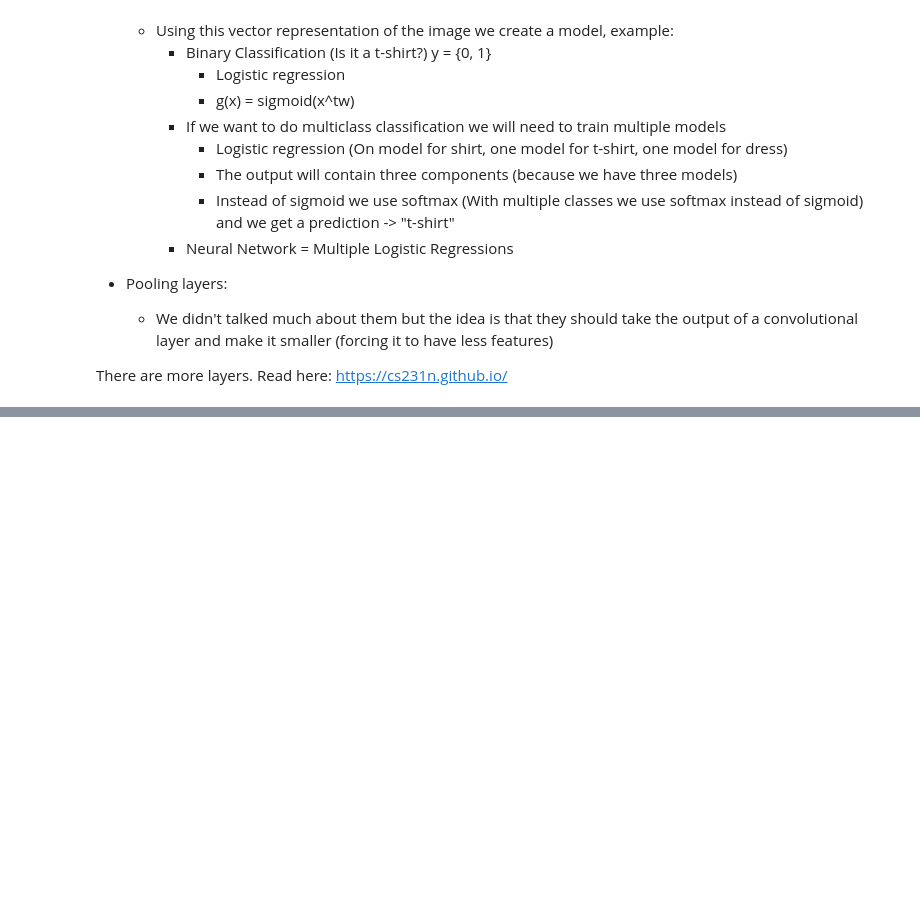
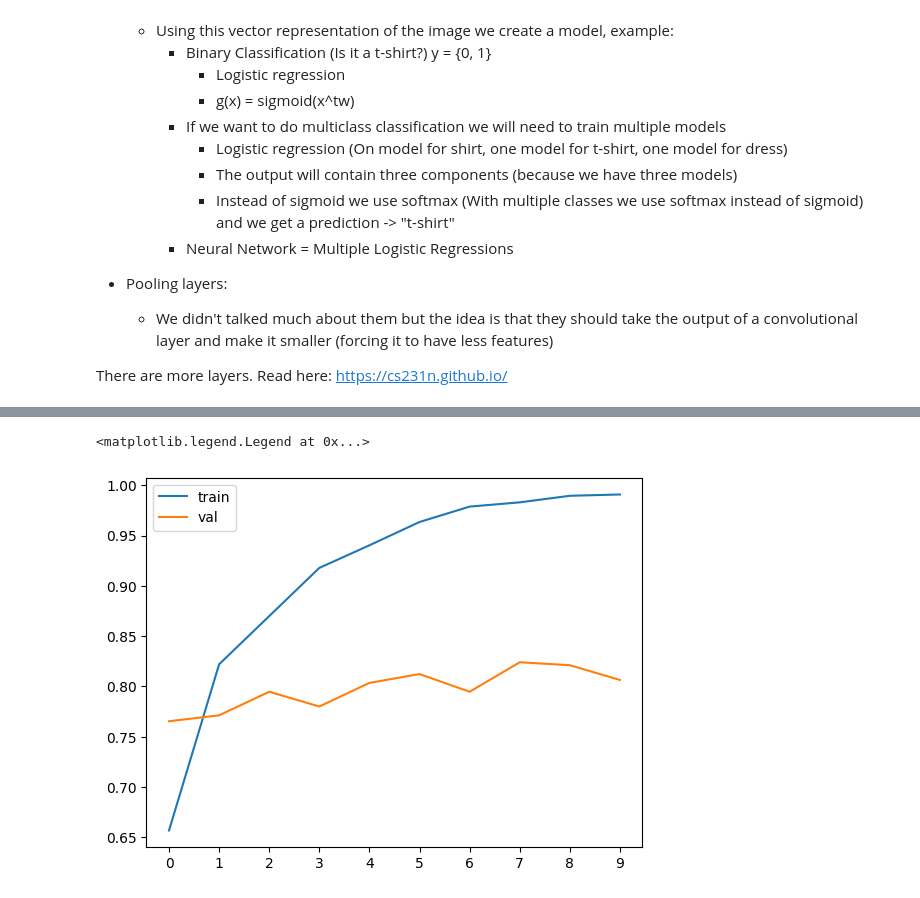
Before and after one commit to kasteion/ml-zoomcamp-2024, a Jupyter notebook: 08-deep-learning/08-neural-networks-and-deep-learning.ipynb, the cells around one changed output, grey strips where cells are left out. Drawn from its saved outputs; the diff is of its cells as text; code cells hidden in the pictures; blank space fills up the shorter version.

Commit message:
(module-8) transfer learning

```diff
--- a/08-deep-learning/08-neural-networks-and-deep-learning.ipynb
+++ b/08-deep-learning/08-neural-networks-and-deep-learning.ipynb
@@ -187,0 +364,33 @@ There are more layers. Read here: https://cs231n.github.io/
+# %%
+base_model = Xception(weights='imagenet', include_top=False, input_shape=(150, 150, 3))
+base_model.trainable = False
+
+inputs = keras.Input(shape=(150, 150, 3))
+
+base = base_model(inputs, training=False)
+
+vectors = keras.layers.GlobalAveragePooling2D()(base)
+
+outputs = keras.layers.Dense(10)(vectors)
+
+model = keras.Model(inputs, outputs)
+# %%
+learning_rate = 0.01
+optimizer = keras.optimizers.Adam(learning_rate=learning_rate)
+# For Multiclass Classification we use CategoricalCrossentropy
+# For Binary Classification we use BinaryCrossentropy
+# For a Regression problem we use MeanSquaredError
+
+# The recomendation is to use from_logits=True
+# If we want to use from_logits = False then we would have to do this
+# outputs = keras.layers.Dense(10, activation='softmax')(vectors)
+# loss = keras.losses.CategoricalCrossentropy(from_logits=False)
+
+loss = keras.losses.CategoricalCrossentropy(from_logits=True)
+# %%
+model.compile(optimizer=optimizer, loss=loss, metrics=['accuracy'])
+# %%
+# Now we actually train the model
+# epochs (Go over the data n times)
+# validation_data (The dataset we use for validation)
+history = model.fit(train_ds, epochs=10, validation_data=val_ds)
@@ -187,0 +418,8 @@ There are more layers. Read here: https://cs231n.github.io/
+# %%
+plt.plot(history.history['accuracy'], label='train')
+plt.plot(history.history['val_accuracy'], label='val')
+plt.xticks(np.arange(10))
+plt.legend()
+# %% [output]
+<matplotlib.legend.Legend at 0x...>
+[figure, added]
```
Also changed, not shown: parts of 22 cells of this notebook.
